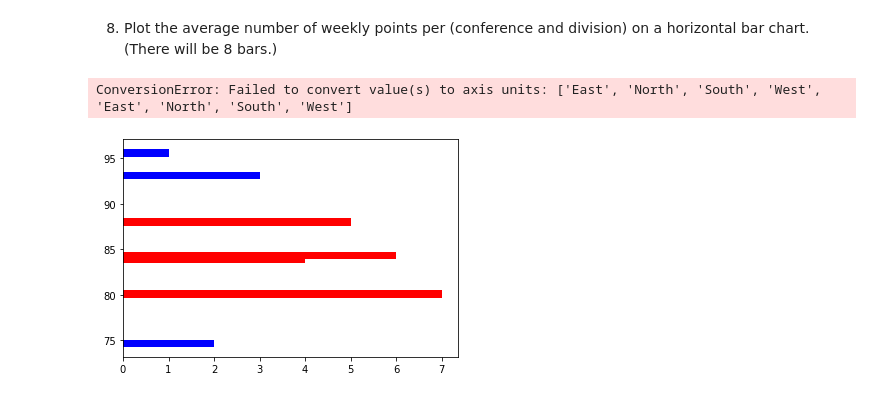
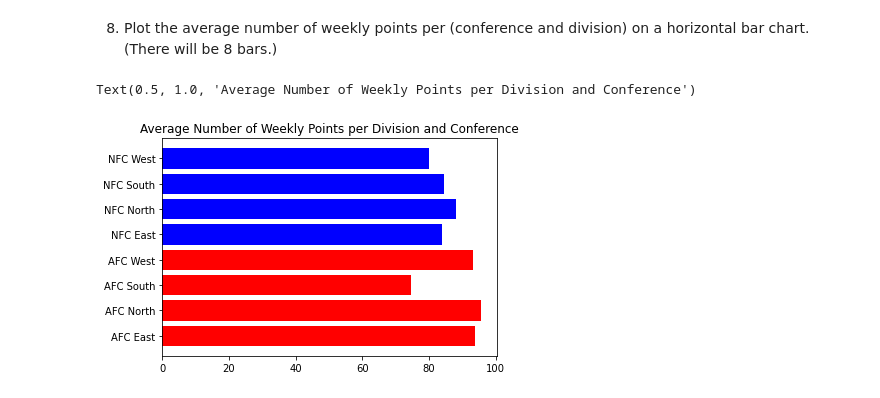
Before and after one commit to sflowers51/cis277-fa22-Lab5, a Jupyter notebook: Lab5.ipynb, the cells around one changed output. Cells and saved outputs as stored; diff of their text form; code cells hidden in the pictures.

```diff
--- a/Lab5.ipynb
+++ b/Lab5.ipynb
@@ -192,24 +168,23 @@ Index(['ID', 'team', 'Abbreviation', 'Conference', 'Division', 'rank', 'Week',
 # %%
 NFC = df[(df.Conference) == 'NFC' ]
 AFC =  df[(df.Conference) == 'AFC']
 
 weeklyNFC = NFC.groupby('Division').points_scored.mean()
 weeklyAFC = AFC.groupby('Division').points_scored.mean()
 
 AFC.groupby('Division').Conference.value_counts()
 
-NFL = ["East","North","South","West","East","North","South","West"]
-
-# NFL = pd.concat([conAFC,conNFC])
+NFL = ["AFC East","AFC North","AFC South","AFC West","NFC East","NFC North","NFC South","NFC West"]
 
 mergedPoints = pd.concat([weeklyAFC,weeklyNFC])
 
 
-colors = ['blue','blue','blue','blue','red','red','red','red']
+colors = ['red','red','red','red','blue','blue','blue','blue']
 spc = np.arange(8)
 
-plt.barh(mergedPoints , spc, color = colors);
-plt.xticks(NFL , spc);
+plt.barh(spc , mergedPoints, color = colors);
+plt.yticks(spc, NFL);
+plt.title('Average Number of Weekly Points per Division and Conference')
 # %% [output]
-ConversionError: Failed to convert value(s) to axis units: ['East', 'North', 'South', 'West', 'East', 'North', 'South', 'West']
+Text(0.5, 1.0, 'Average Number of Weekly Points per Division and Conference')
-[figure, old version]
+[figure, new version]
```
Also changed, not shown: parts of 6 cells of this notebook.
